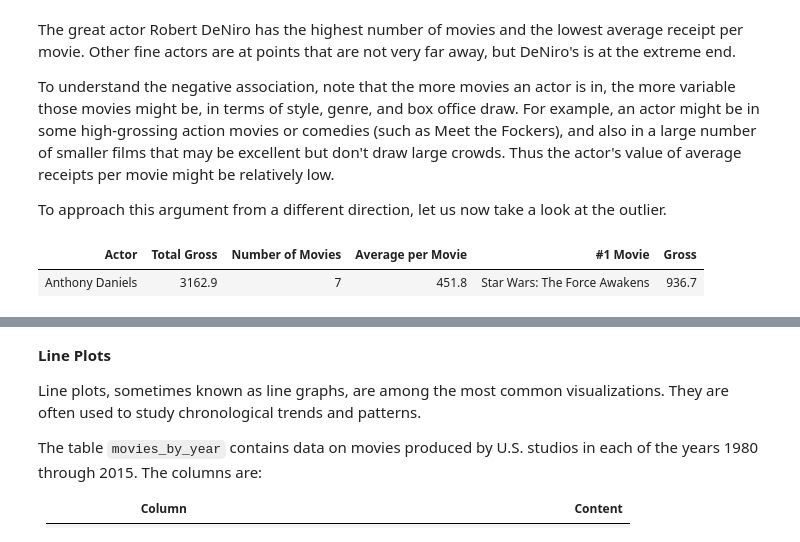
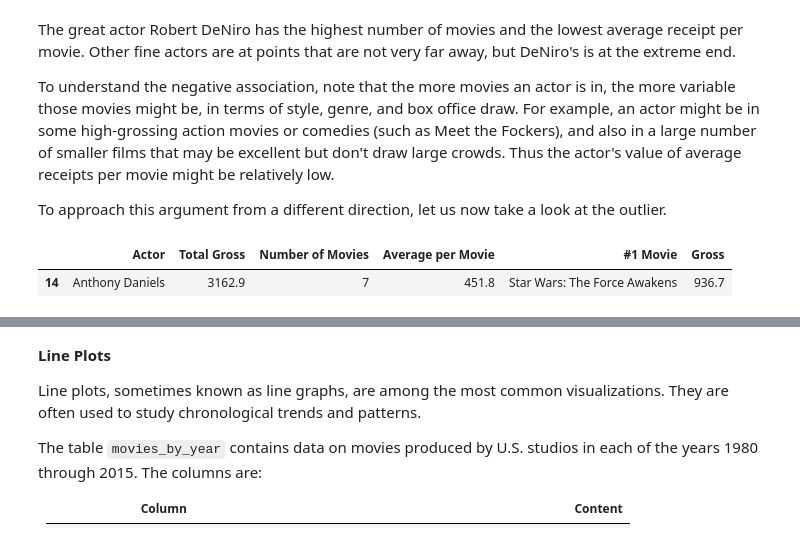
Before and after one commit to rtoddMMU/textbook, a Jupyter notebook: chapters/07/Visualization.ipynb, the cells around one changed output, grey strips where cells are left out. Saved outputs shown, nothing was run; the diff lists cells and outputs as text; code cells hidden in the pictures.

```diff
--- a/chapters/07/Visualization.ipynb
+++ b/chapters/07/Visualization.ipynb
@@ -35,4 +35,4 @@ The table has 50 rows, corresponding to the 50 top grossing actors. The table is
 # %%
-actors = Table.read_table(path_data + 'actors.csv')
-actors
+actors = pd.read_csv(path_data + 'actors.csv')
+actors.head(10)
 # %% [output]
@@ -107,10 +119,10 @@ To understand the negative association, note that the more movies an actor is in
 
 To approach this argument from a different direction, let us now take a look at the outlier.
 # %%
-actors.where('Number of Movies', are.below(10))
+actors.loc[actors['Number of Movies'] < 10]
 # %% [output]
-| Actor | Total Gross | Number of Movies | Average per Movie | #1 Movie | Gross |
-| Anthony Daniels | 3162.9 | 7 | 451.8 | Star Wars: The Force Awakens | 936.7 |
+|  | Actor | Total Gross | Number of Movies | Average per Movie | #1 Movie | Gross |
+| 14 | Anthony Daniels | 3162.9 | 7 | 451.8 | Star Wars: The Force Awakens | 936.7 |
 # %% [markdown]
 As an actor, Anthony Daniels might not have the stature of Robert DeNiro. But his 7 movies had an astonishingly high average receipt of nearly $452$ million dollars per movie.
 
```
Also changed, not shown: parts of 29 cells of this notebook, 7 other files.
